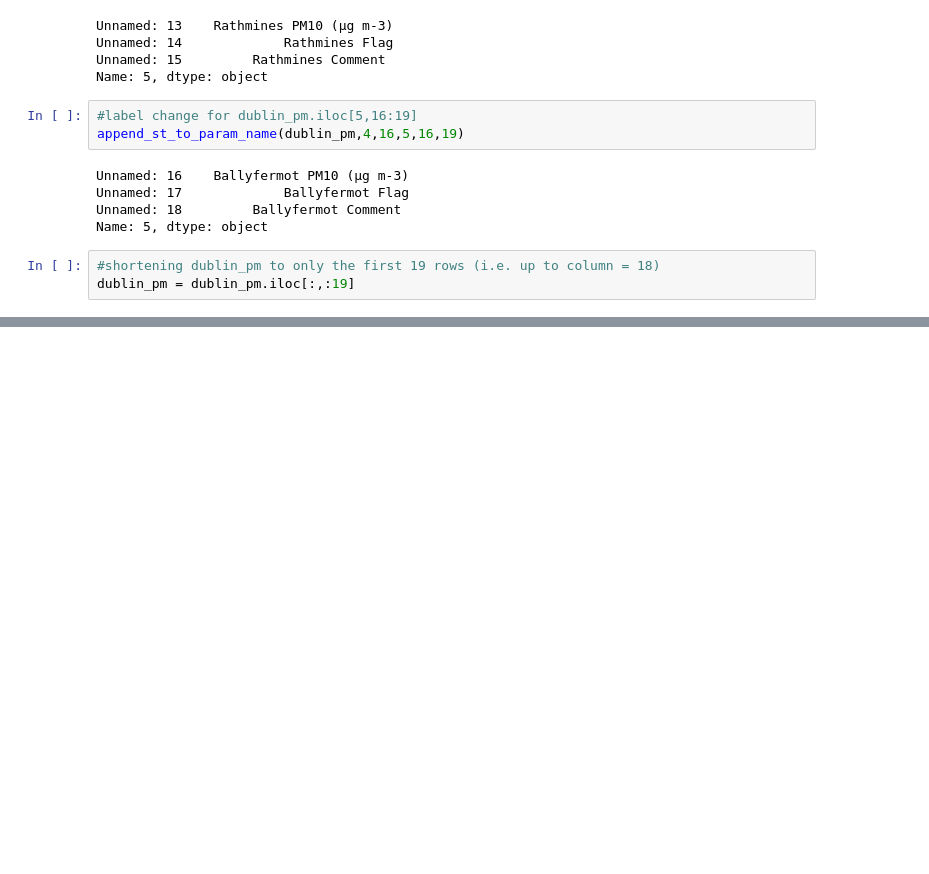
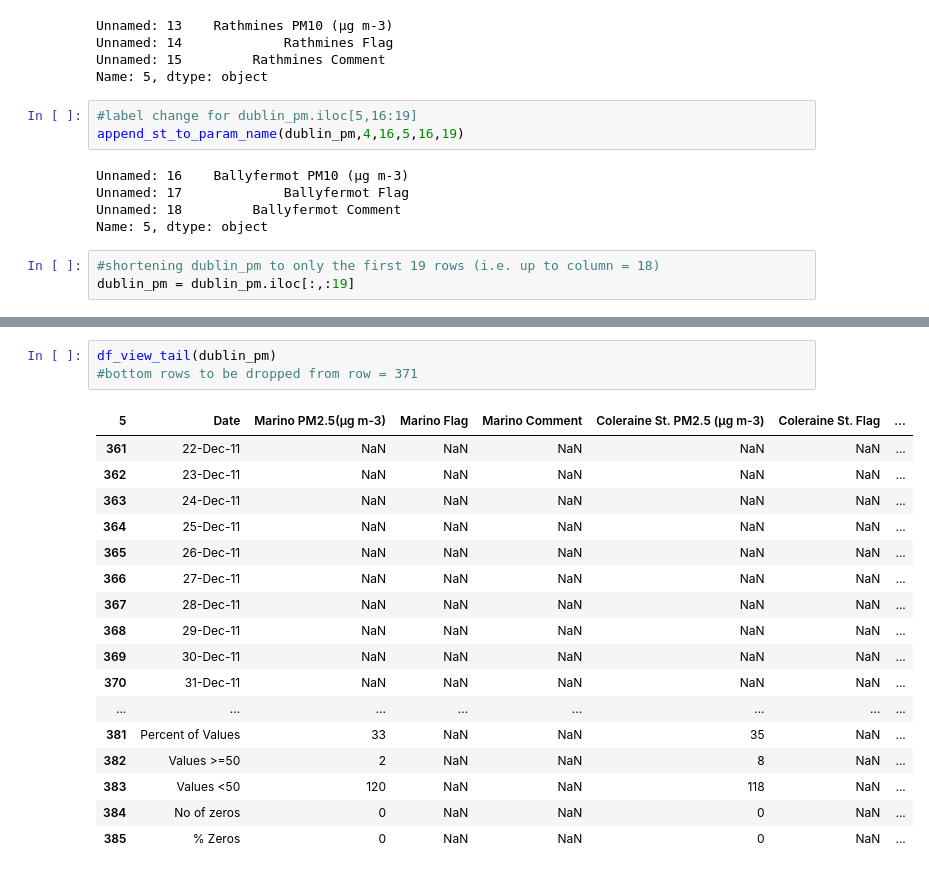
Before and after one commit to Saminyead/Dublin_AQ_2011_Analysis, a Jupyter notebook: Dublin_Air_Pollution_Project.ipynb, the cells around one changed output, grey strips where cells are left out. Cells and saved outputs as stored; diff of their text form; blank space fills up the shorter version.

```diff
--- a/Dublin_Air_Pollution_Project.ipynb
+++ b/Dublin_Air_Pollution_Project.ipynb
@@ -270,0 +333,21 @@ dublin_pm.head(10)
+# %%
+df_view_tail(dublin_pm)
+#bottom rows to be dropped from row = 371
+# %% [output]
+| 5 | Date | Marino PM2.5(µg m-3) | Marino Flag | Marino Comment | Coleraine St. PM2.5 (µg m-3) | Coleraine St. Flag | ... |
+| 361 | 22-Dec-11 | NaN | NaN | NaN | NaN | NaN | ... |
+| 362 | 23-Dec-11 | NaN | NaN | NaN | NaN | NaN | ... |
+| 363 | 24-Dec-11 | NaN | NaN | NaN | NaN | NaN | ... |
+| 364 | 25-Dec-11 | NaN | NaN | NaN | NaN | NaN | ... |
+| 365 | 26-Dec-11 | NaN | NaN | NaN | NaN | NaN | ... |
+| 366 | 27-Dec-11 | NaN | NaN | NaN | NaN | NaN | ... |
+| 367 | 28-Dec-11 | NaN | NaN | NaN | NaN | NaN | ... |
+| 368 | 29-Dec-11 | NaN | NaN | NaN | NaN | NaN | ... |
+| 369 | 30-Dec-11 | NaN | NaN | NaN | NaN | NaN | ... |
+| 370 | 31-Dec-11 | NaN | NaN | NaN | NaN | NaN | ... |
+| ... | ... | ... | ... | ... | ... | ... | ... |
+| 381 | Percent of Values | 33 | NaN | NaN | 35 | NaN | ... |
+| 382 | Values >=50 | 2 | NaN | NaN | 8 | NaN | ... |
+| 383 | Values <50 | 120 | NaN | NaN | 118 | NaN | ... |
+| 384 | No of zeros | 0 | NaN | NaN | 0 | NaN | ... |
+| 385 | % Zeros | 0 | NaN | NaN | 0 | NaN | ... |
```
Also changed, not shown: parts of 20 cells of this notebook, 1 other file.
